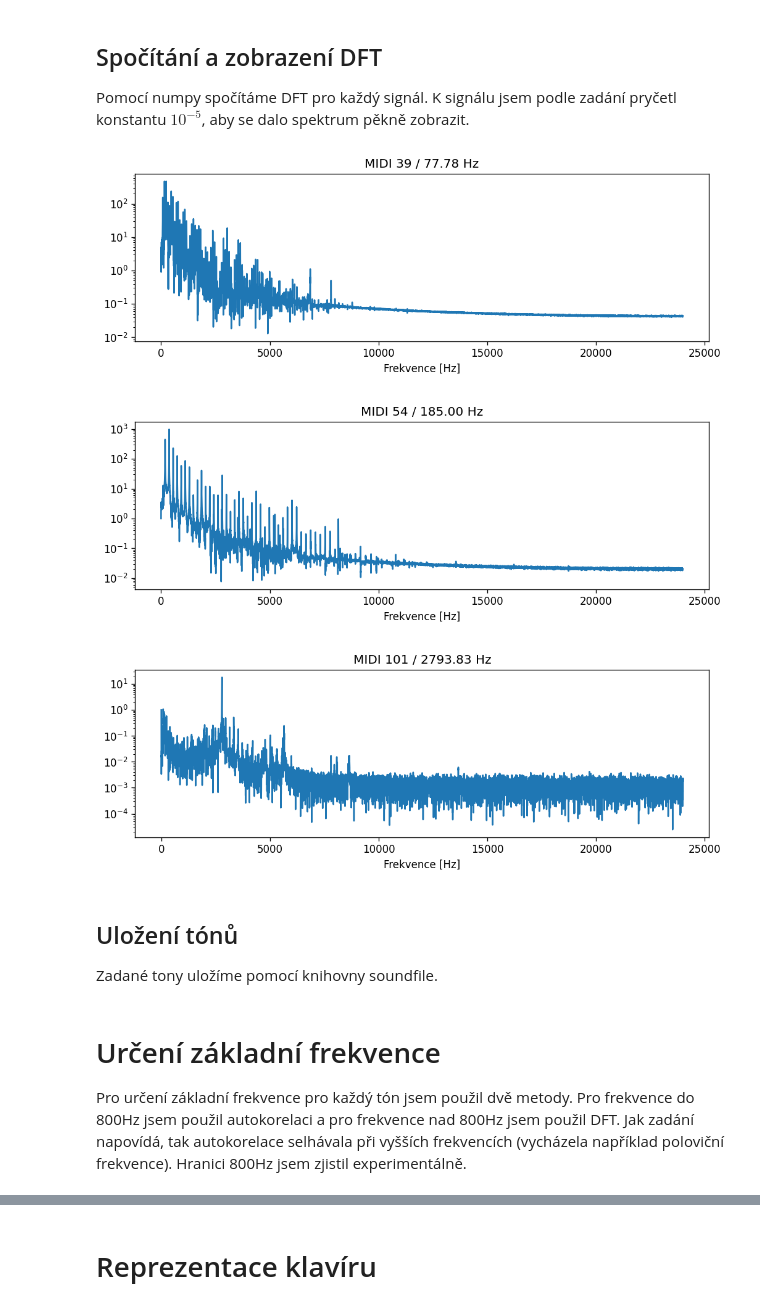
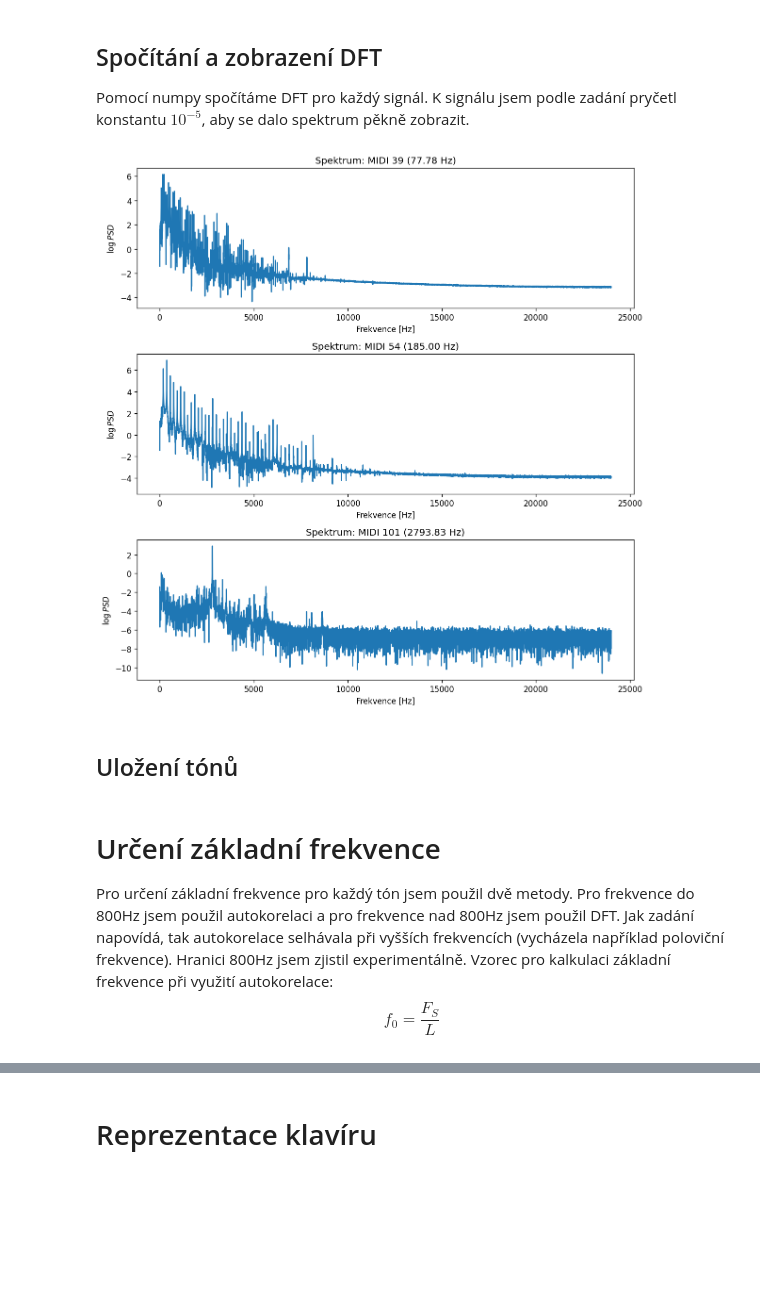
Before and after one commit to JosefKuchar/iss-project, a Jupyter notebook: src/reseni.ipynb, the cells around one changed output, grey strips where cells are left out. Drawn from its saved outputs; the diff is of its cells as text; code cells hidden in the pictures; blank space fills up the shorter version.

```diff
--- a/src/reseni.ipynb
+++ b/src/reseni.ipynb
@@ -41,7 +39,7 @@ Následující kód čte a parseuje soubor `xkucha28.txt` (obsahující přiděl
 # %%
 xkucha28 = list(map(int, open('xkucha28.txt', 'r').read().strip().split(' ')))
-xkucha28 = [(x, midi['freq'][x]) for x in xkucha28]
-xkucha28
+xkucha28t = [(x, midi['freq'][x]) for x in xkucha28]
+xkucha28t
 # %% [output]
 [(39, 77.78), (54, 185.0), (101, 2793.83)]
 # %% [markdown]
@@ -50,9 +48,11 @@ Pro každou frekvenci vypočítáme délku 3 period a následně tento úsek zob
 # %%
-for (tone, freq) in xkucha28:
+plt.figure(figsize=(10, 10), dpi=120)
+for i, (tone, freq) in enumerate(xkucha28t):
     three_periods = int(Fs / freq * 3)
-    plt.figure(figsize=(10, 3), dpi=120)
+    plt.subplot(3, 1, i+1)
     plt.plot(1000 * np.arange(0, three_periods) / Fs, xall[tone, :three_periods])
-    plt.title(f"MIDI {tone} / {freq:.2f} Hz")
+    plt.title(f"3 periody: MIDI {tone} ({freq:.2f} Hz)")
     plt.xlabel("Čas [ms]")
     plt.ylabel("Amplituda")
+plt.tight_layout()
 # %% [output]
@@ -63,20 +61,18 @@ for (tone, freq) in xkucha28:
 ## Spočítání a zobrazení DFT
 Pomocí numpy spočítáme DFT pro každý signál. K signálu jsem podle zadání pryčetl konstantu $10^{-5}$, aby se dalo spektrum pěkně zobrazit.
 # %%
-for (tone, freq) in xkucha28:
-    fft = np.abs(np.fft.fft(xall[tone]))
-    fft[0] += 1  # to avoid log(0), todo do this properly
-    plt.figure(figsize=(10, 3), dpi=120)
+plt.figure(figsize=(10, 10), dpi=120)
+for i, (tone, freq) in enumerate(xkucha28t):
+    fft = np.log(np.abs(np.fft.fft(xall[tone] + 1e-5)))
+    plt.subplot(3, 1, i+1)
     plt.plot(np.arange(0, Fs / 2, 2), fft[:len(fft)//2])
-    plt.yscale('log')
-    plt.title(f"MIDI {tone} / {freq:.2f} Hz")
+    plt.title(f"Spektrum: MIDI {tone} ({freq:.2f} Hz)")
     plt.xlabel("Frekvence [Hz]")
+    plt.ylabel("$\log PSD$")
+plt.tight_layout()
 # %% [output]
-[figure, old version]
+[figure, new version]
-[figure, removed]
-[figure, removed]
 # %% [markdown]
 ## Uložení tónů
-Zadané tony uložíme pomocí knihovny soundfile.
 # %%
 names = ['a', 'b', 'c']
@@ -84,7 +80,8 @@ for i, (tone, _) in enumerate(xkucha28):
     sf.write(f'../audio/{names[i]}_orig.wav', xall[tone], Fs)
 # %% [markdown]
 # Určení základní frekvence
-Pro určení základní frekvence pro každý tón jsem použil dvě metody. Pro frekvence do 800Hz jsem použil autokorelaci a pro frekvence nad 800Hz jsem použil DFT. Jak zadání napovídá, tak autokorelace selhávala při vyšších frekvencích (vycházela například poloviční frekvence). Hranici 800Hz jsem zjistil experimentálně.
+Pro určení základní frekvence pro každý tón jsem použil dvě metody. Pro frekvence do 800Hz jsem použil autokorelaci a pro frekvence nad 800Hz jsem použil DFT. Jak zadání napovídá, tak autokorelace selhávala při vyšších frekvencích (vycházela například poloviční frekvence). Hranici 800Hz jsem zjistil experimentálně. Vzorec pro kalkulaci základní frekvence při využití autokorelace:
+$$f_0 = \frac{F_S}{L}$$
 # %%
 data = []
 estimates = np.zeros(MIDITO + 1)
```
Also changed, not shown: parts of 30 cells of this notebook, 5 other files.
